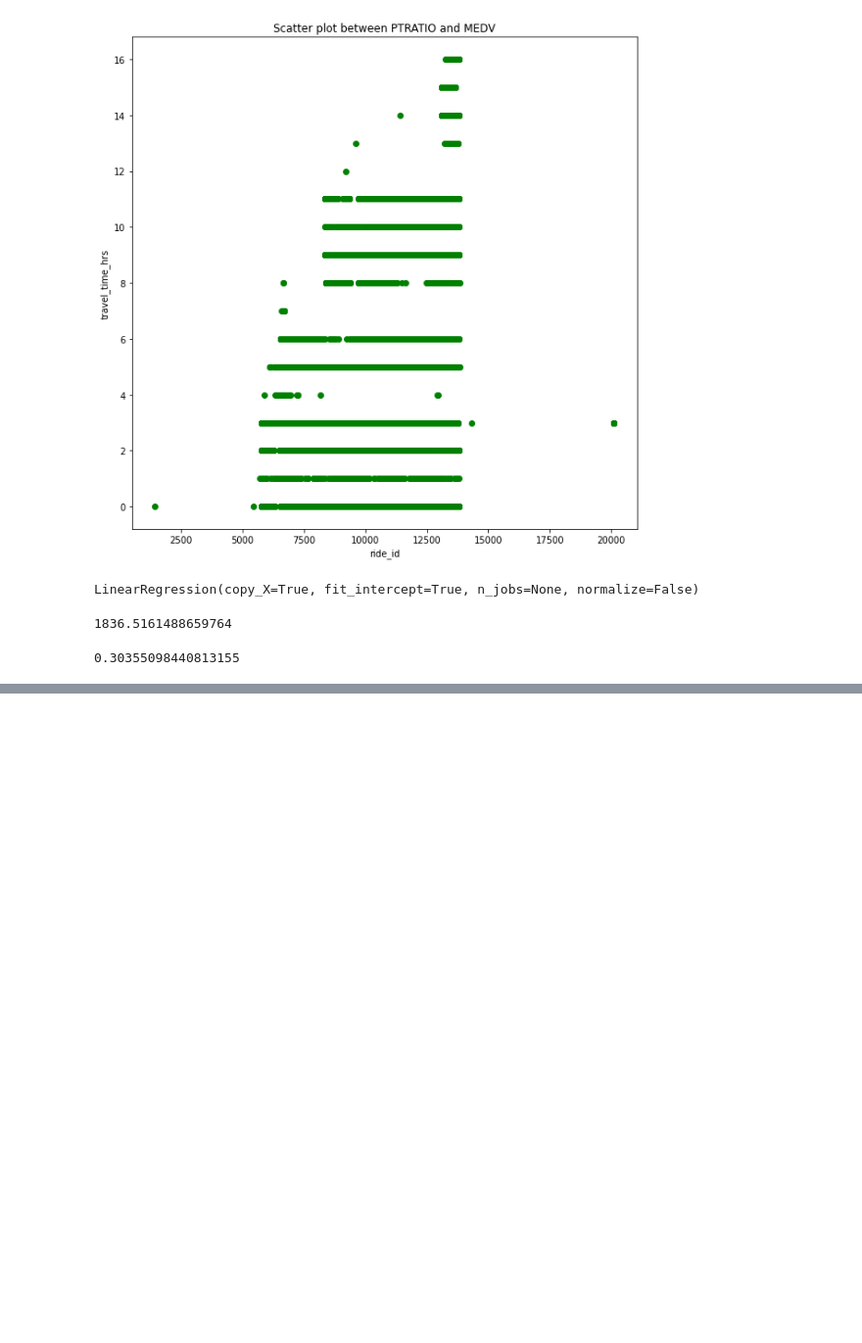
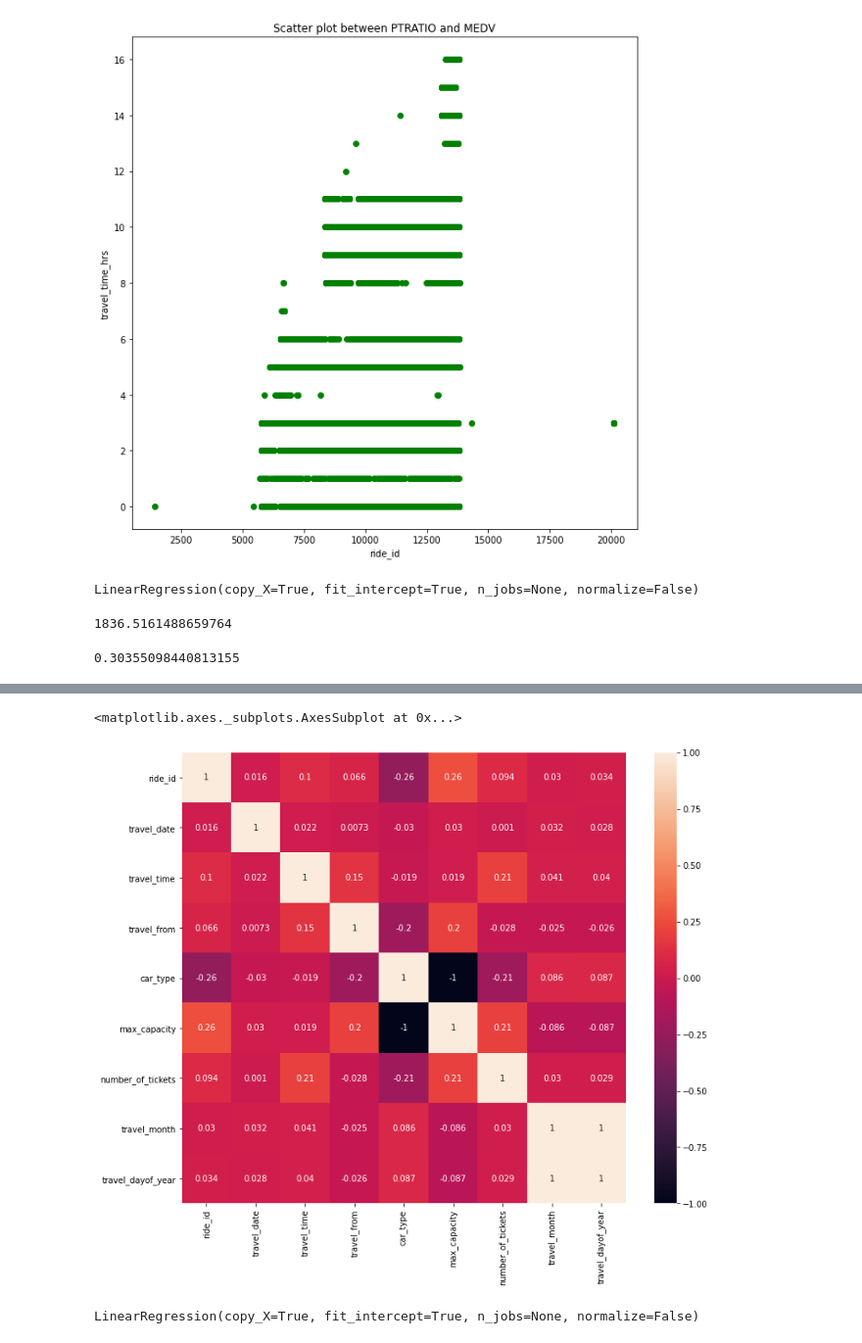
Before and after one commit to VaideswarReddy/Demanad-prediction-for-public-transport, a Jupyter notebook: Vaideswar_Reddy_Team_5_Capstone_Project_2.ipynb, the cells around one changed output, grey strips where cells are left out. Shown at 98% size. Saved outputs shown, nothing was run; the diff lists cells and outputs as text; code cells hidden in the pictures; blank space fills up the shorter version.

```diff
--- a/Vaideswar_Reddy_Team_5_Capstone_Project_2.ipynb
+++ b/Vaideswar_Reddy_Team_5_Capstone_Project_2.ipynb
@@ -589,0 +684,18 @@ r2_score(y_test, y_pred)
+# %%
+df_processed["travel_date"] = pd.to_datetime(df_processed["travel_date"],infer_datetime_format=True)
+df_processed['travel_month'] = df_processed.travel_date.dt.month
+df_processed['travel_dayof_year'] = df_processed.travel_date.dt.dayofyear
+df_processed["travel_date"] = df_processed["travel_date"].dt.dayofweek
+#remember change the full date to day of week
+#add travel season eg rainny,dry etc, school going season
+# %%
+df_processed["car_type"] = pd.Categorical(df_processed["car_type"])
+car_type_categories = df_processed.car_type.cat.categories
+df_processed["car_type"] = df_processed.car_type.cat.codes
+# %%
+df_processed["travel_from"] = pd.Categorical(df_processed["travel_from"])
+travel_from_categories = df_processed.travel_from.cat.categories
+df_processed["travel_from"] = df_processed.travel_from.cat.codes
+# %%
+#express travel time in minutes
+df_processed["travel_time"] = df_processed["travel_time"].str.split(':').apply(lambda x: int(x[0]) * 60 + int(x[1]))
@@ -589,0 +715,6 @@ r2_score(y_test, y_pred)
+# %%
+plt.figure(figsize=(12,10))
+sns.heatmap(df_processed.corr(),annot= True)
+# %% [output]
+<matplotlib.axes._subplots.AxesSubplot at 0x...>
+[figure, added]
@@ -589,0 +728,6 @@ r2_score(y_test, y_pred)
+# %%
+# Fitting Multiple Linear Regression to the Training set
+model = LinearRegression()
+model.fit(X_train, y_train)
+# %% [output]
+LinearRegression(copy_X=True, fit_intercept=True, n_jobs=None, normalize=False)
```
Also changed, not shown: parts of 26 cells of this notebook.
